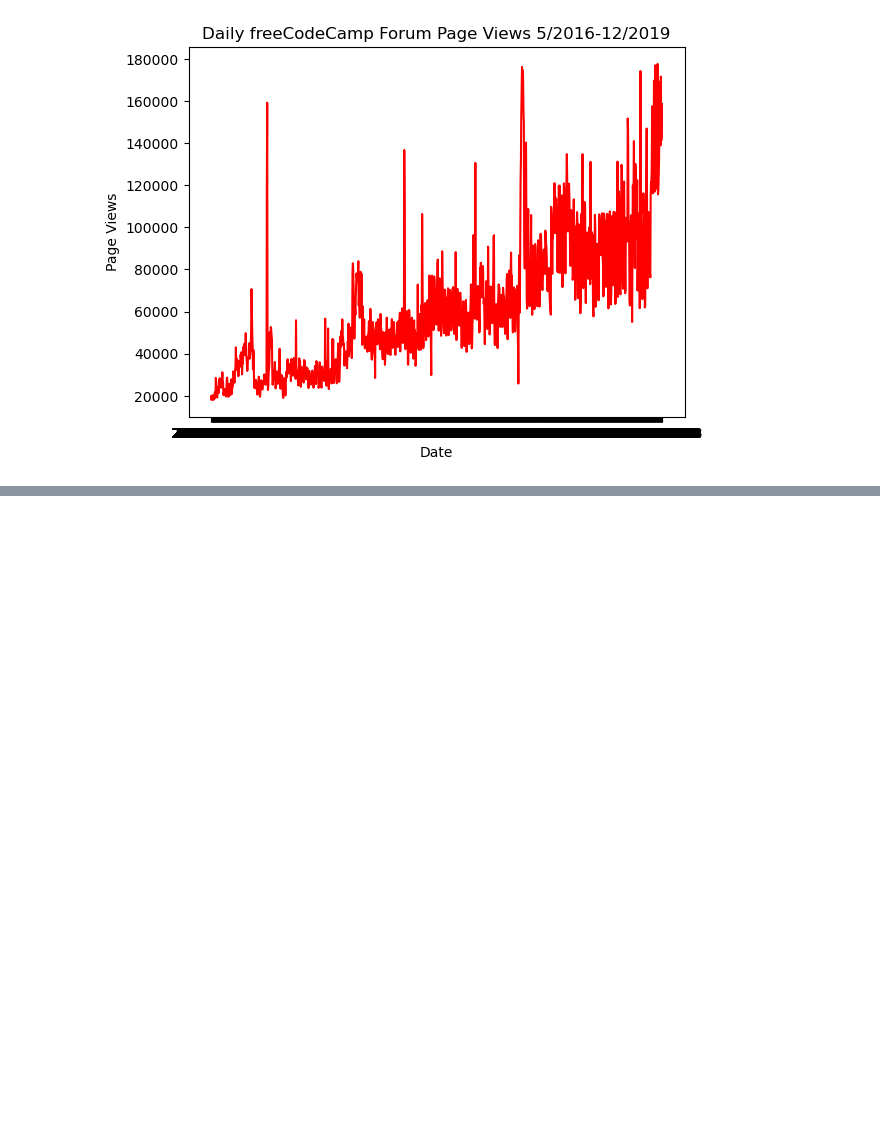
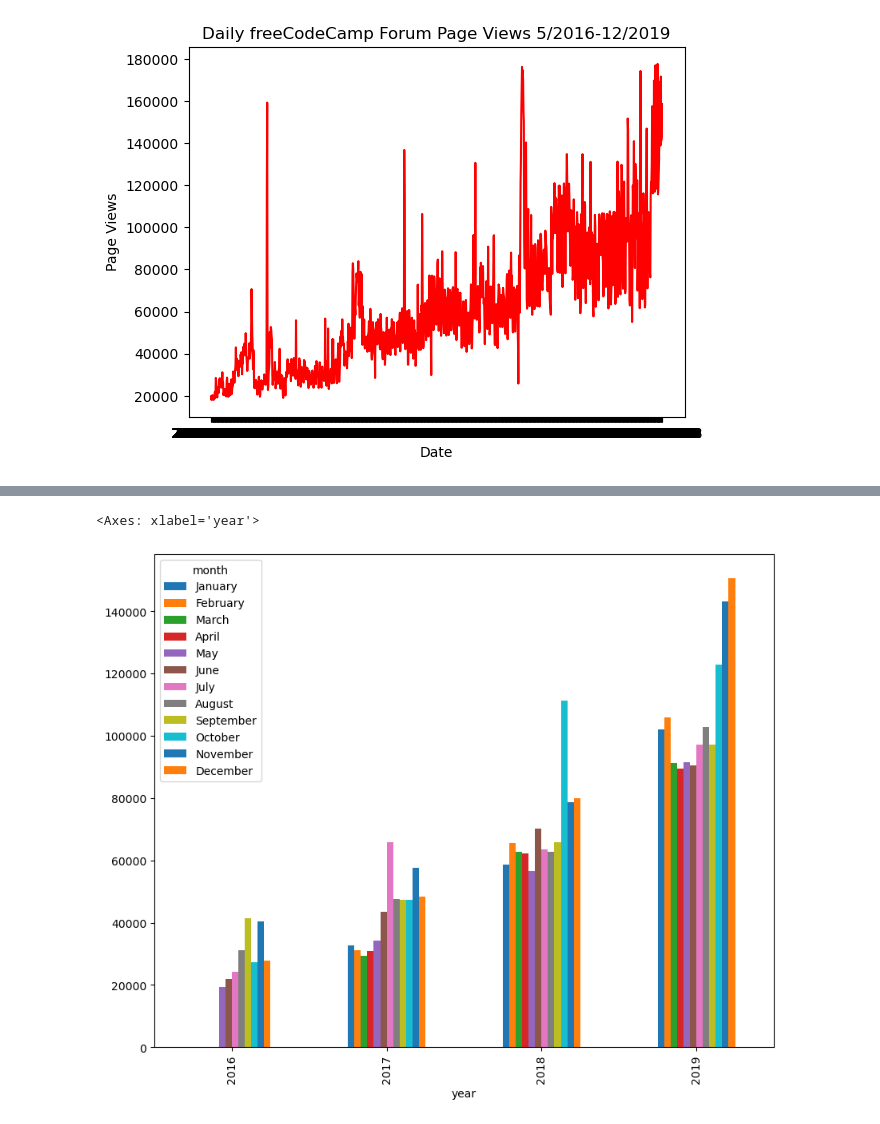
Before and after one commit to apm25/aerospace-ml-portfolio, a Jupyter notebook: 02_Data_Analysis/Time_Series_Visualiser/sandboxtest.ipynb, the cells around one changed output, grey strips where cells are left out. Cells and saved outputs as stored; diff of their text form; code cells hidden in the pictures; blank space fills up the shorter version.

Commit message:
Finish bar plot logic

```diff
--- a/02_Data_Analysis/Time_Series_Visualiser/sandboxtest.ipynb
+++ b/02_Data_Analysis/Time_Series_Visualiser/sandboxtest.ipynb
@@ -50,3 +50,15 @@ plt.title('Daily freeCodeCamp Forum Page Views 5/2016-12/2019')
 # %% [output]
 Text(0.5, 1.0, 'Daily freeCodeCamp Forum Page Views 5/2016-12/2019')
 [figure]
+# %%
+df_bar = df.copy()
+# %%
+df_bar.index = pd.to_datetime(df_bar.index)
+df_bar['year'] = df_bar.index.year
+df_bar['month'] = df_bar.index.month_name()
+months_order = ['January', 'February', 'March', 'April', 'May', 'June',
+'July', 'August', 'September', 'October', 'November', 'December']
+df_bar['month'] = pd.Categorical(df_bar['month'],categories=months_order,ordered=True)
+
+dataset = df_bar.groupby(['year','month'])['value'].mean().unstack()
+dataset
@@ -52,0 +72,11 @@ Text(0.5, 1.0, 'Daily freeCodeCamp Forum Page Views 5/2016-12/2019')
+# %%
+# 1. Initialize your Matplotlib canvas (adjust figsize as needed)
+fig, ax = plt.subplots(figsize=(10, 8))
+
+# 2. Tell Pandas to draw the bar chart on that specific 'ax' canvas
+dataset.plot(kind='bar', ax=ax)
+
+# 3. Add your labels and customize the legend here...
+# %% [output]
+<Axes: xlabel='year'>
+[figure, added]
```
Also changed, not shown: parts of 1 cell of this notebook, 1 other file.
